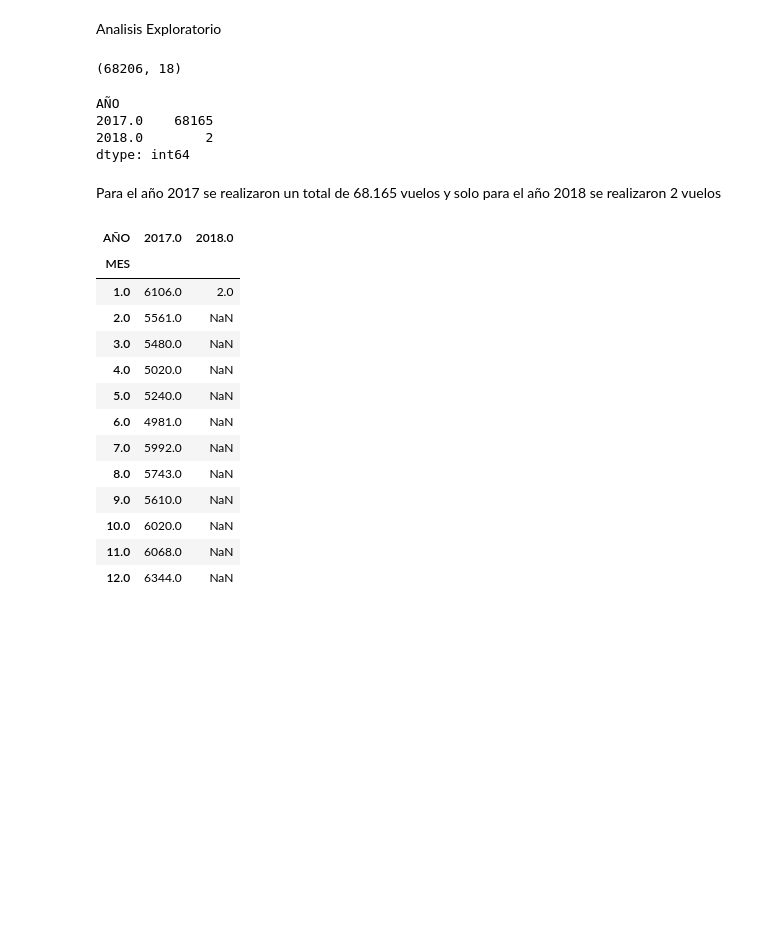
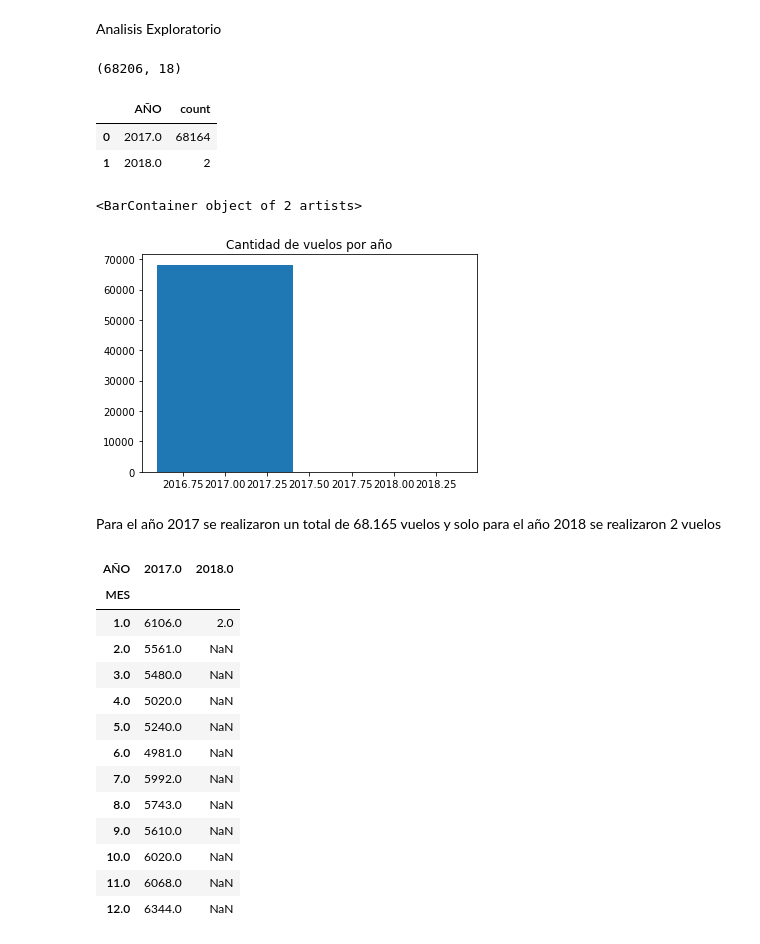
Before and after one commit to Danilo22m/Prueba-LATAM, a Jupyter notebook: solution.ipynb, the cells around one changed output. Saved outputs shown, nothing was run; the diff lists cells and outputs as text; code cells hidden in the pictures; blank space fills up the shorter version.

```diff
--- a/solution.ipynb
+++ b/solution.ipynb
@@ -18,13 +20,18 @@ base.shape
 # %% [output]
 (68206, 18)
 # %%
-anno=base.groupby('AÑO').size()
-anno
+anno=pd.DataFrame({'count' : base.groupby("AÑO").size()}).reset_index()
+anno.head()
 # %% [output]
-AÑO
-2017.0    68165
-2018.0        2
-dtype: int64
+|  | AÑO | count |
+| 0 | 2017.0 | 68164 |
+| 1 | 2018.0 | 2 |
+# %%
+pyplot.title("Cantidad de vuelos por año")
+pyplot.bar(anno["AÑO"], height=anno["count"])
+# %% [output]
+<BarContainer object of 2 artists>
+[figure, added]
 # %% [markdown]
 Para el año 2017 se realizaron un total de 68.165 vuelos y solo para el año 2018 se realizaron 2 vuelos
 # %%
```
Also changed, not shown: parts of 3 cells of this notebook.
